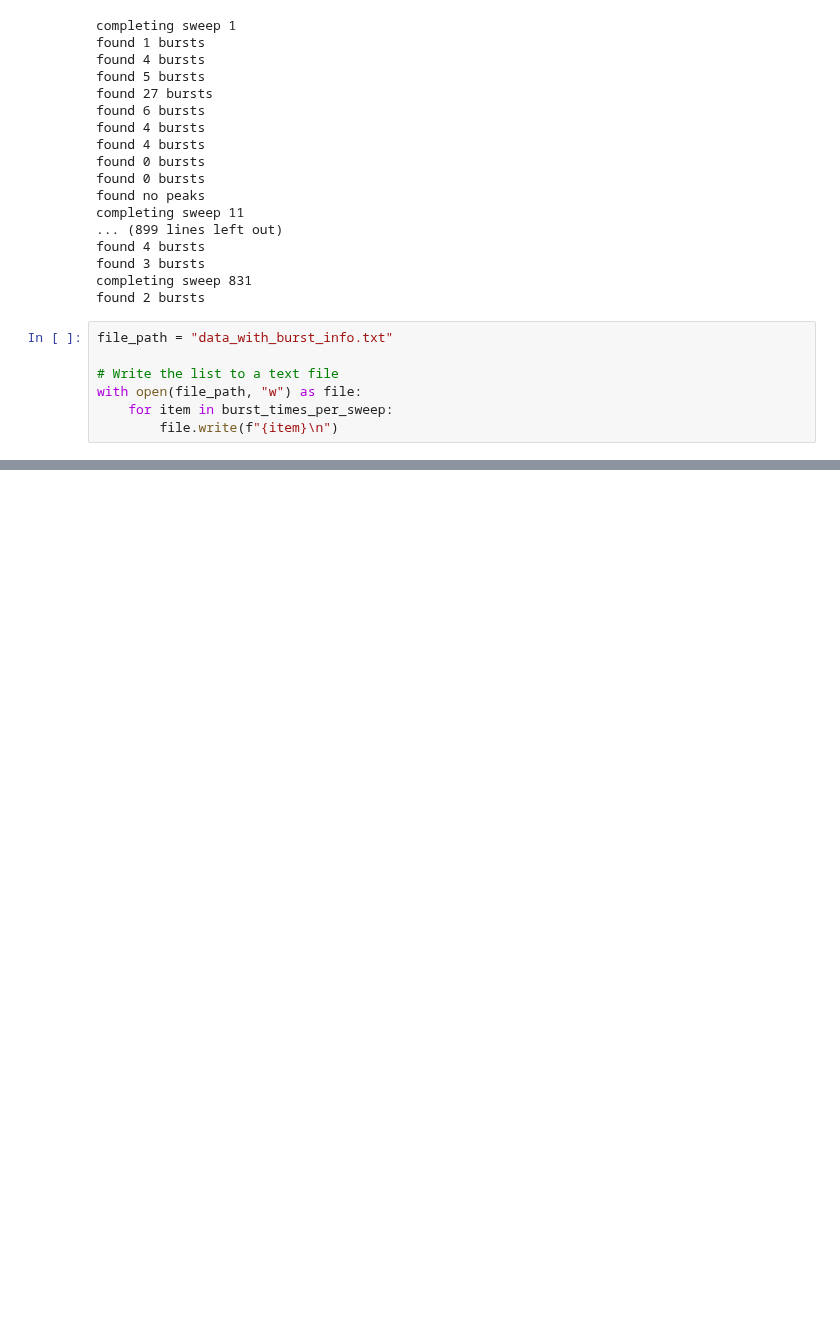
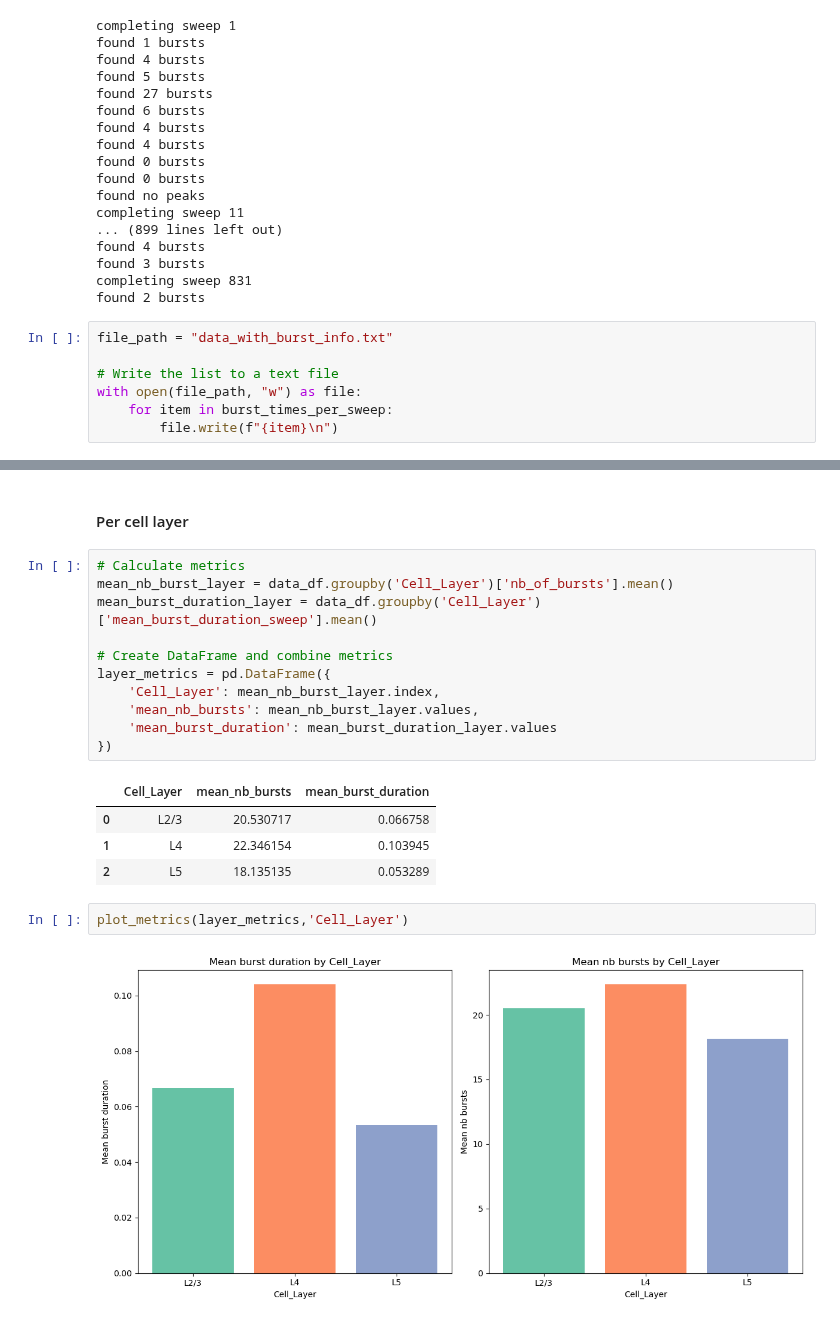
Before and after one commit to marineract/bio482_miniproject, a Jupyter notebook: results.ipynb, the cells around one changed output, grey strips where cells are left out. Saved outputs shown, nothing was run; the diff lists cells and outputs as text; blank space fills up the shorter version.

```diff
--- a/results.ipynb
+++ b/results.ipynb
@@ -227,0 +303,22 @@ len(burst_times_per_sweep)
+# %% [markdown]
+#### Per cell layer
+# %%
+# Calculate metrics
+mean_nb_burst_layer = data_df.groupby('Cell_Layer')['nb_of_bursts'].mean()
+mean_burst_duration_layer = data_df.groupby('Cell_Layer')['mean_burst_duration_sweep'].mean()
+
+# Create DataFrame and combine metrics
+layer_metrics = pd.DataFrame({
+    'Cell_Layer': mean_nb_burst_layer.index,
+    'mean_nb_bursts': mean_nb_burst_layer.values,
+    'mean_burst_duration': mean_burst_duration_layer.values
+})
+# %% [output]
+|  | Cell_Layer | mean_nb_bursts | mean_burst_duration |
+| 0 | L2/3 | 20.530717 | 0.066758 |
+| 1 | L4 | 22.346154 | 0.103945 |
+| 2 | L5 | 18.135135 | 0.053289 |
+# %%
+plot_metrics(layer_metrics,'Cell_Layer')
+# %% [output]
+[figure, added]
```
Also changed, not shown: parts of 18 cells of this notebook.
